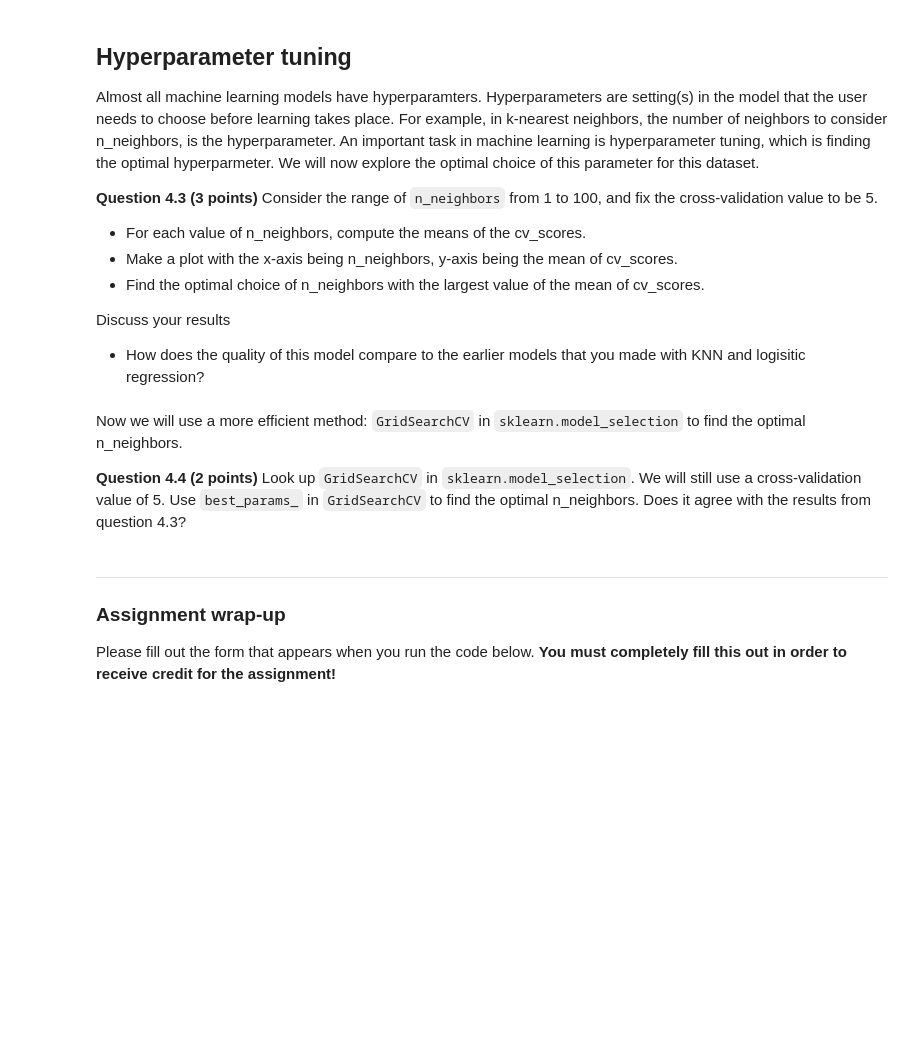
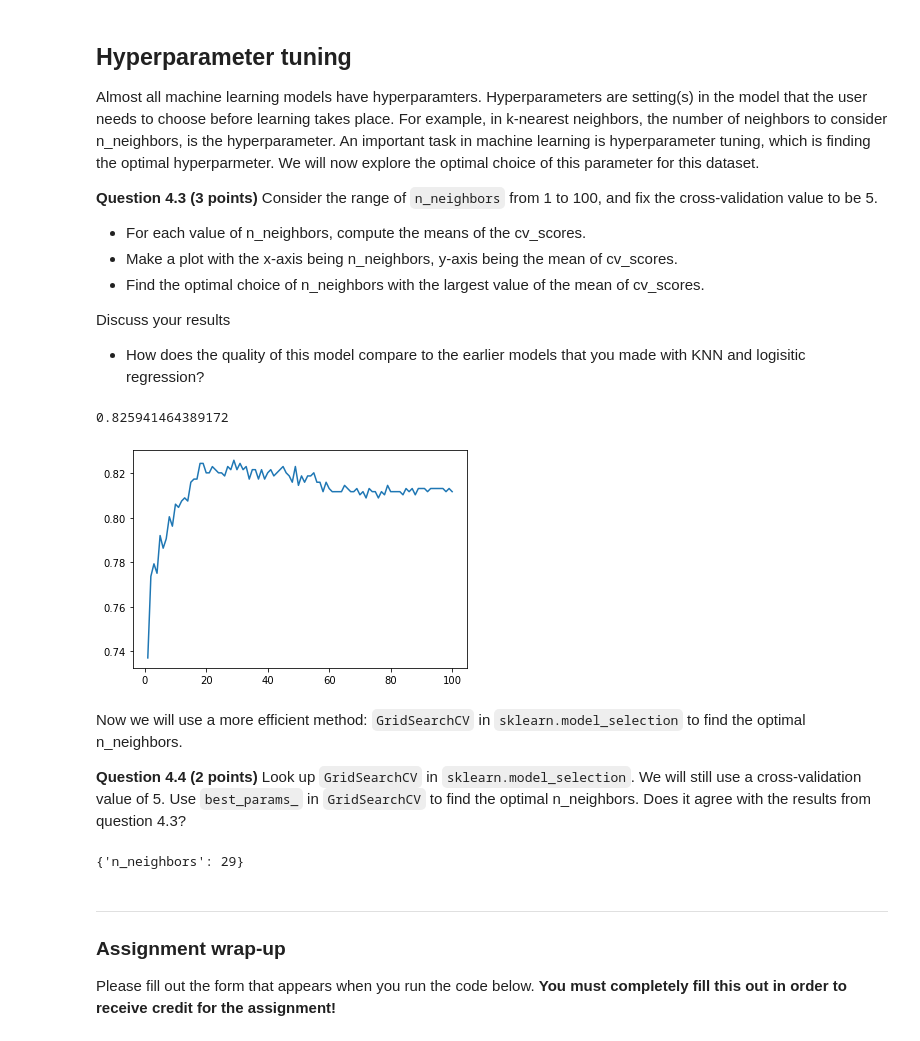
Before and after one commit to zhaoyuq4/hw-03, a Jupyter notebook: HW-03_GitML-Yuqing Zhao.ipynb, the cells around one changed output. Cells and saved outputs as stored; diff of their text form; code cells hidden in the pictures; blank space fills up the shorter version.

```diff
--- a/HW-03_GitML-Yuqing Zhao.ipynb
+++ b/HW-03_GitML-Yuqing Zhao.ipynb
@@ -143,3 +267,14 @@ Discuss your results
+# %%
+### Put your code here ###
+cv=[]
+for i in range(1,101,1):
+    knn=KNeighborsClassifier(n_neighbors=i)
+    cv.append(np.mean(cross_val_score(knn,cv=5,X=no_new_label,y=class_label)))
+plt.plot(range(1,101,1),cv)
+max(cv)
+# %% [output]
+0.825941464389172
+[figure, added]
 # %% [markdown]
 Now we will use a more efficient method: `GridSearchCV` in `sklearn.model_selection` to find the optimal n_neighbors.
 
@@ -149,3 +282,13 @@ Now we will use a more efficient method: `GridSearchCV` in `sklearn.model_select
+# %%
+### Put your code here ###np.arange(1,101)
+data = np.arange(1,101)
+knn = KNeighborsClassifier()
+i={'n_neighbors':data}
+grid = GridSearchCV(knn,i,cv=5)
+grid.fit(no_new_label,class_label)
+print(grid.best_params_)
+# %% [output]
+{'n_neighbors': 29}
 # %% [markdown]
 
 ---
```
Also changed, not shown: parts of 19 cells of this notebook.
